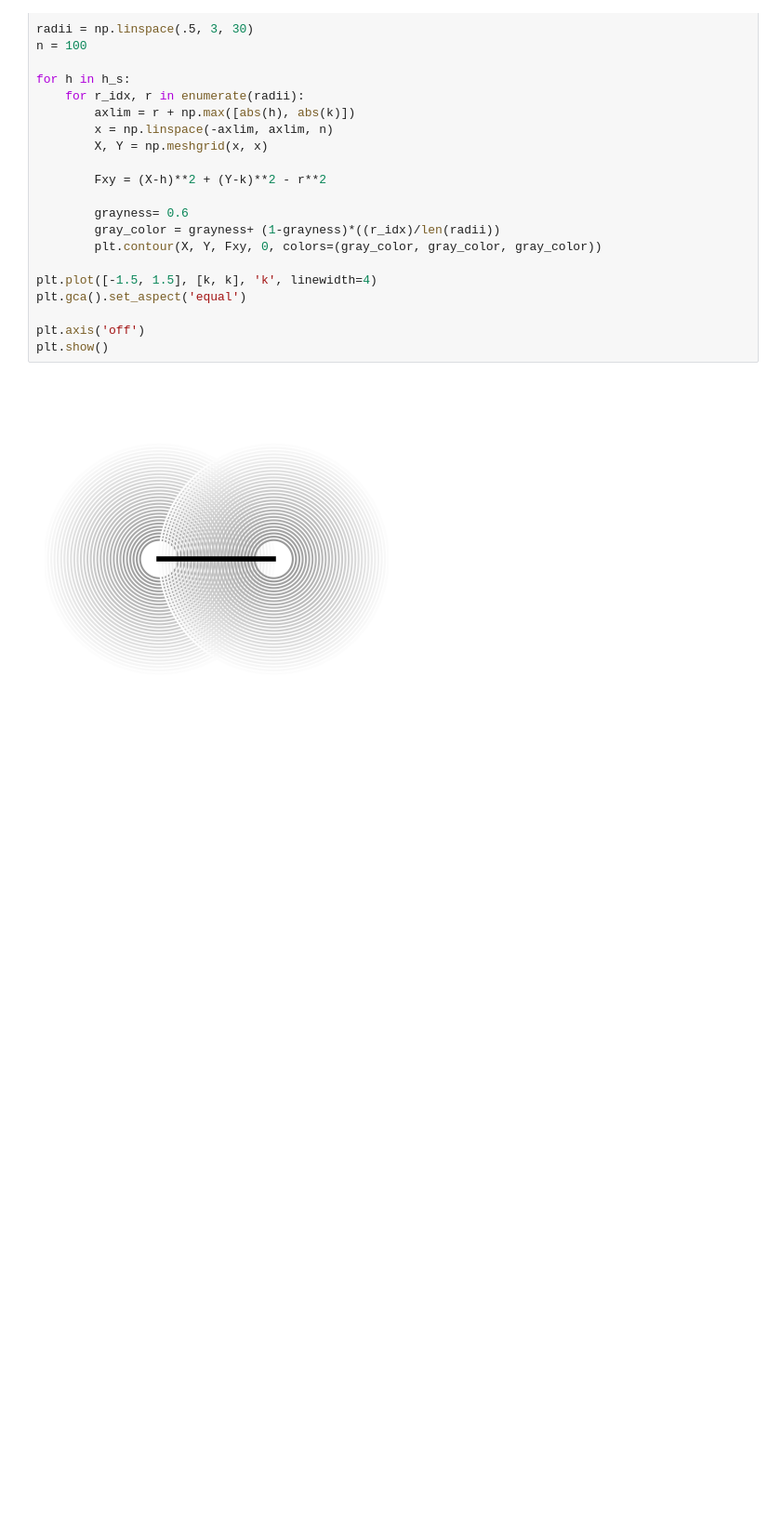
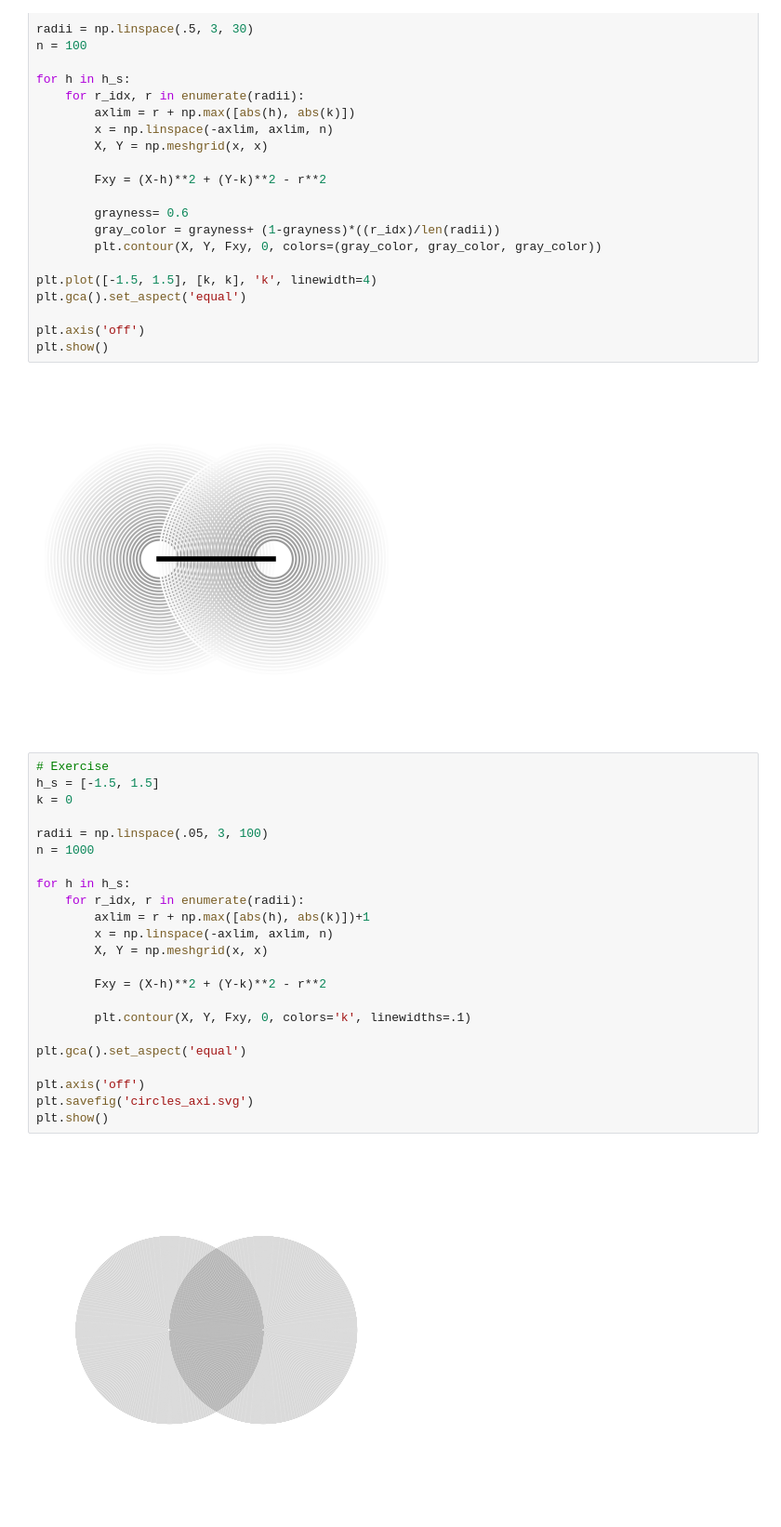
Before and after one commit to viktor-kertanov/master-math, a Jupyter notebook: ch8_graphing_conic_sections/3_graphing_circles.ipynb, the cells around one changed output. Shown at 93% size. Saved outputs shown, nothing was run; the diff lists cells and outputs as text; blank space fills up the shorter version.

```diff
--- a/ch8_graphing_conic_sections/3_graphing_circles.ipynb
+++ b/ch8_graphing_conic_sections/3_graphing_circles.ipynb
@@ -76,3 +76,28 @@ plt.axis('off')
 plt.show()
 # %% [output]
 [figure]
+# %%
+# Exercise
+h_s = [-1.5, 1.5]
+k = 0
+
+radii = np.linspace(.05, 3, 100)
+n = 1000
+
+for h in h_s:
+    for r_idx, r in enumerate(radii):
+        axlim = r + np.max([abs(h), abs(k)])+1
+        x = np.linspace(-axlim, axlim, n)
+        X, Y = np.meshgrid(x, x)
+
+        Fxy = (X-h)**2 + (Y-k)**2 - r**2
+
+        plt.contour(X, Y, Fxy, 0, colors='k', linewidths=.1)
+
+plt.gca().set_aspect('equal')
+
+plt.axis('off')
+plt.savefig('circles_axi.svg')
+plt.show()
+# %% [output]
+[figure, added]
```
Also changed, not shown: 5 other files.
